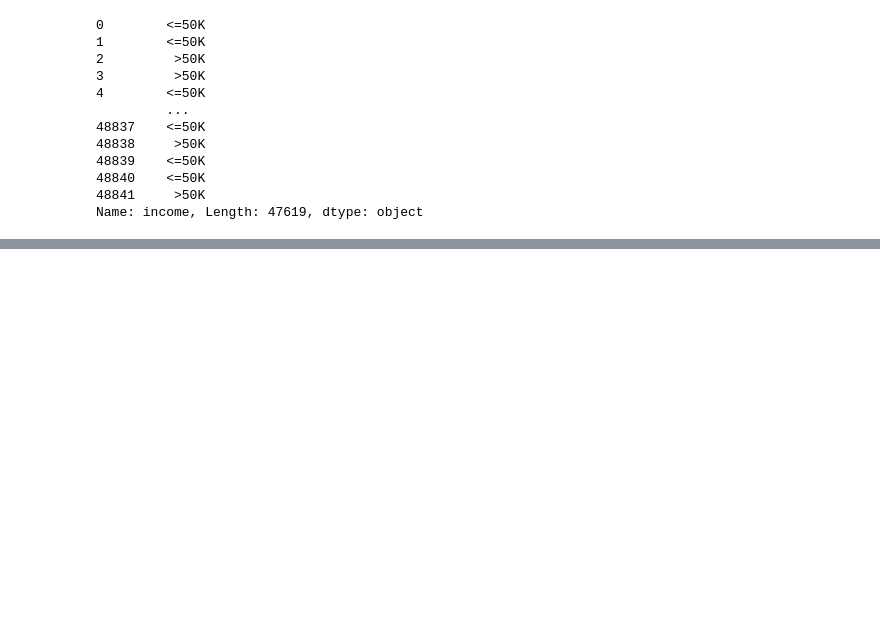
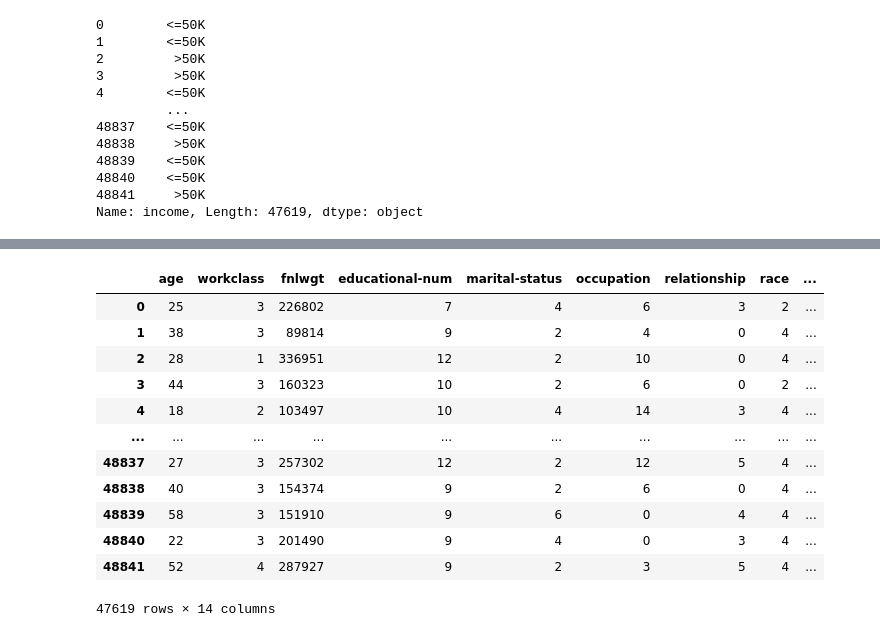
Before and after one commit to a-b-c-d-ritik/Edunet, a Jupyter notebook: Employee._salary_prediction.ipynb, the cells around one changed output, grey strips where cells are left out. Saved outputs shown, nothing was run; the diff lists cells and outputs as text; code cells hidden in the pictures; blank space fills up the shorter version.

```diff
--- a/Employee._salary_prediction.ipynb
+++ b/Employee._salary_prediction.ipynb
@@ -423,3 +411,11 @@ y
 Name: income, Length: 47619, dtype: object
 # %%
 from sklearn.preprocessing import LabelEncoder
+encoder=LabelEncoder()
+df['workclass']=encoder.fit_transform(df['workclass'])
+df['marital-status']=encoder.fit_transform(df['marital-status'])
+df['occupation']=encoder.fit_transform(df['occupation'])
+df['relationship']=encoder.fit_transform(df['relationship'])
+df['race']=encoder.fit_transform(df['race'])
+df['gender']=encoder.fit_transform(df['gender'])
+df['native-country']=encoder.fit_transform(df['native-country'])
@@ -428,0 +457,16 @@ df['workclass']
+# %%
+df
+# %% [output]
+|  | age | workclass | fnlwgt | educational-num | marital-status | occupation | relationship | race | ... |
+| 0 | 25 | 3 | 226802 | 7 | 4 | 6 | 3 | 2 | ... |
+| 1 | 38 | 3 | 89814 | 9 | 2 | 4 | 0 | 4 | ... |
+| 2 | 28 | 1 | 336951 | 12 | 2 | 10 | 0 | 4 | ... |
+| 3 | 44 | 3 | 160323 | 10 | 2 | 6 | 0 | 2 | ... |
+| 4 | 18 | 2 | 103497 | 10 | 4 | 14 | 3 | 4 | ... |
+| ... | ... | ... | ... | ... | ... | ... | ... | ... | ... |
+| 48837 | 27 | 3 | 257302 | 12 | 2 | 12 | 5 | 4 | ... |
+| 48838 | 40 | 3 | 154374 | 9 | 2 | 6 | 0 | 4 | ... |
+| 48839 | 58 | 3 | 151910 | 9 | 6 | 0 | 4 | 4 | ... |
+| 48840 | 22 | 3 | 201490 | 9 | 4 | 0 | 3 | 4 | ... |
+| 48841 | 52 | 4 | 287927 | 9 | 2 | 3 | 5 | 4 | ... |
+47619 rows × 14 columns
```
Also changed, not shown: parts of 30 cells of this notebook.
